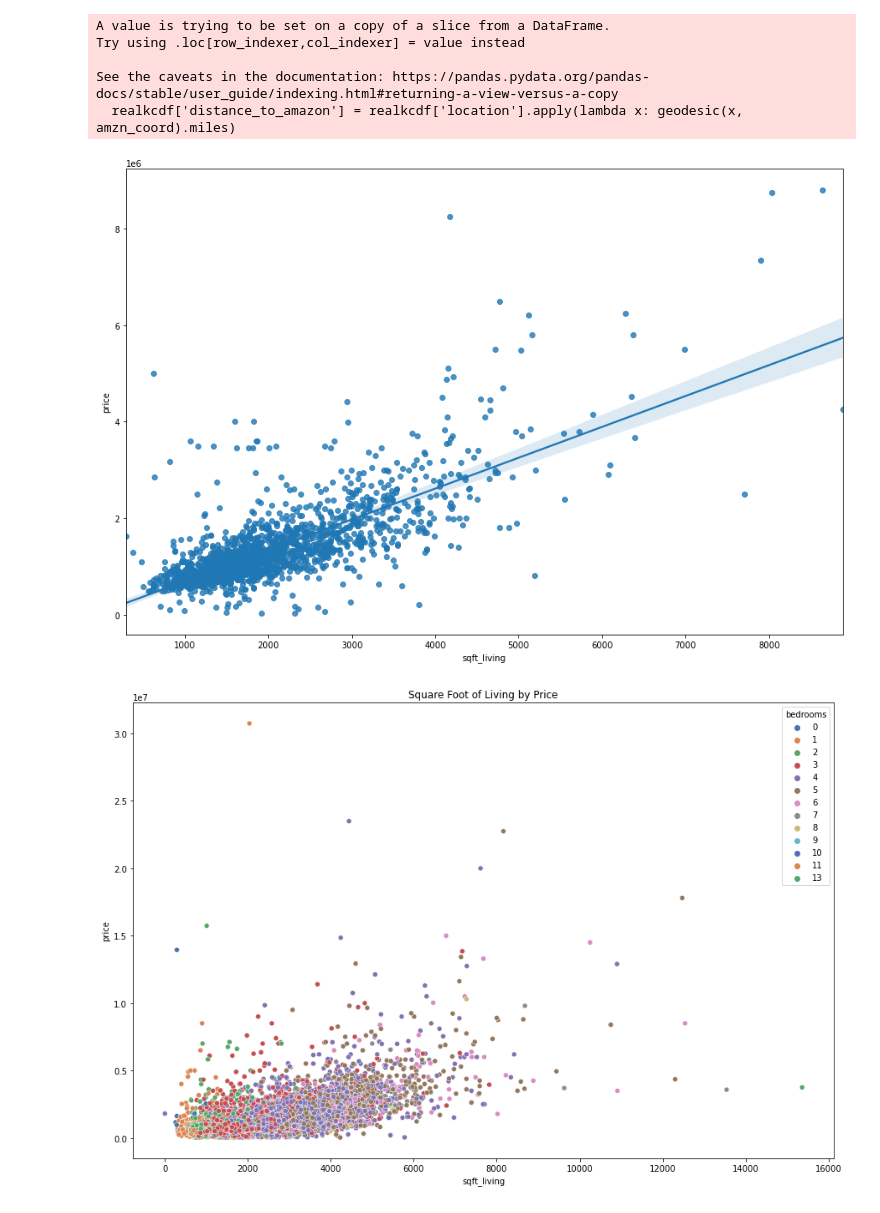
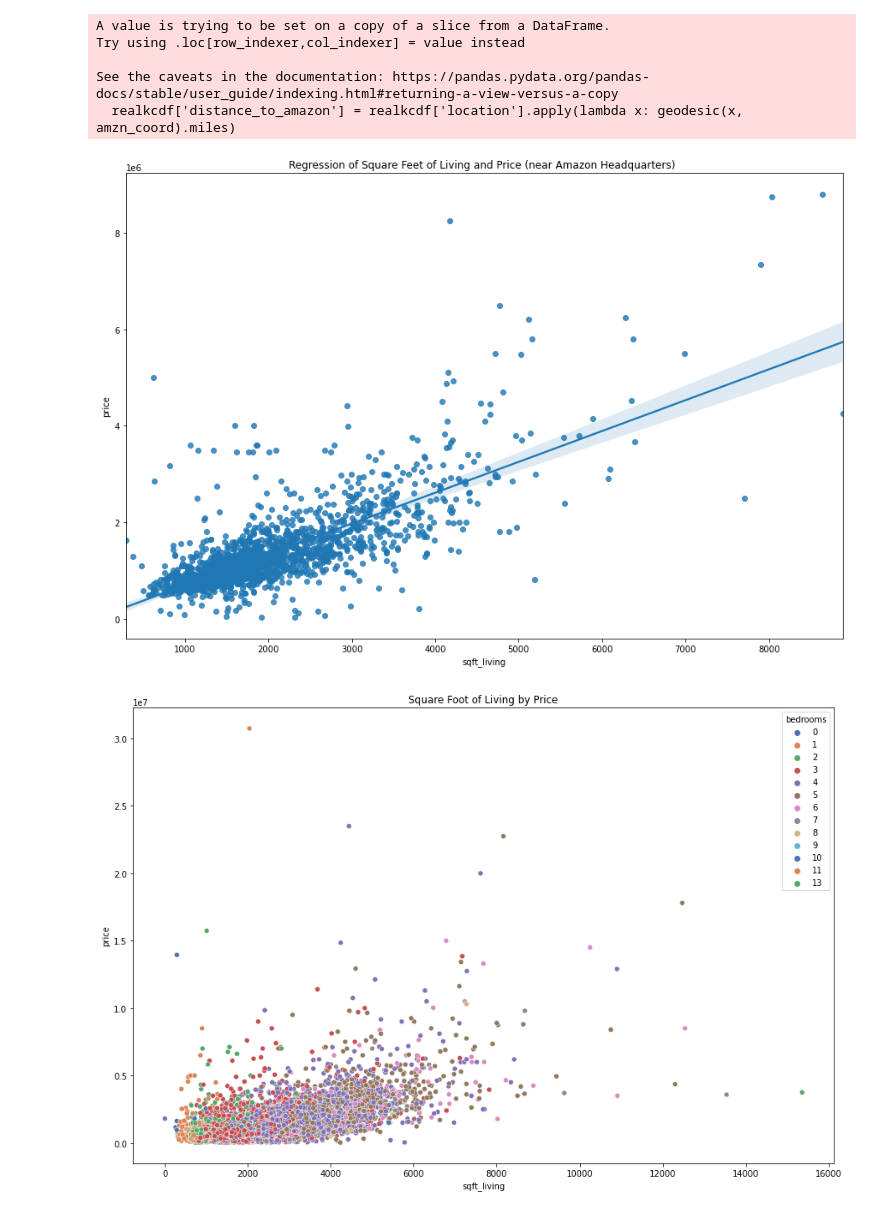
Before and after one commit to ewestrich/King-County-House-Sales, a Jupyter notebook: Daniel/project 2 .ipynb, the cells around one changed output. Saved outputs shown, nothing was run; the diff lists cells and outputs as text; code cells hidden in the pictures.

```diff
--- a/Daniel/project 2 .ipynb
+++ b/Daniel/project 2 .ipynb
@@ -95,16 +95,17 @@ data_near_amzn_filt = data_near_amzn[data_near_amzn['price'] < 10000000]
 # %%
 #plotting the regression and relationship of the sqft of living vs the price of the actual values of sold prices
 fig, ax = plt.subplots(figsize = (15,10))
 
 x = data_near_amzn_filt['sqft_living']
 y = data_near_amzn_filt['price']
 hue = data_near_amzn_filt['bedrooms']
 size = data_near_amzn_filt['bathrooms']
 
 
 sns.regplot(x = x, y = y,  ax=ax);
+ax.set_title('Regression of Square Feet of Living and Price (near Amazon Headquarters) ');
 # %% [output]
-[figure, old version]
+[figure, new version]
 # %%
 #plotting the relationship of sqft of living vs price with bedrooms and bathrooms as other factors
 fig, ax = plt.subplots(figsize = (15,10))
```
Also changed, not shown: parts of 77 cells of this notebook.
